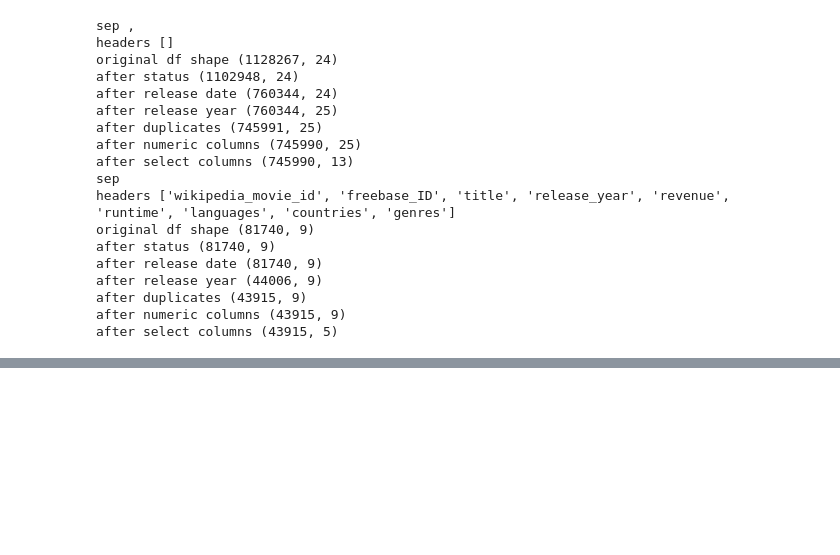
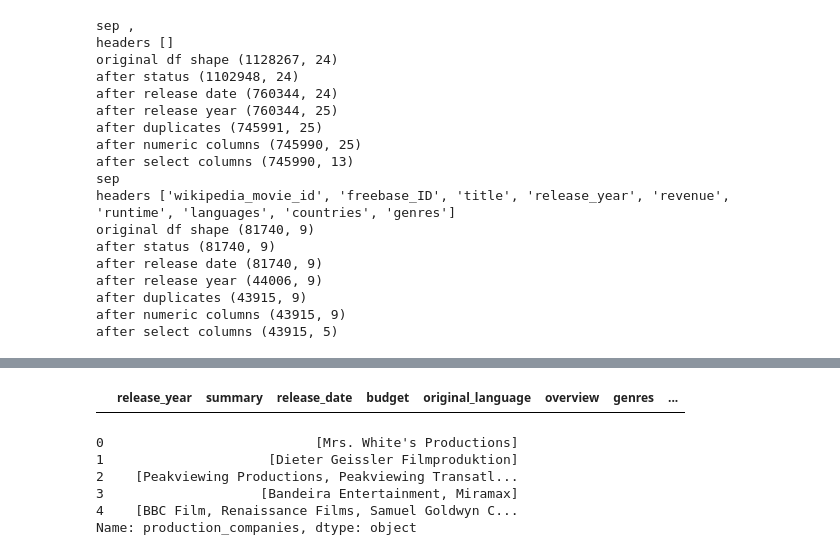
Before and after one commit to epfl-ada/ada-2024-project-databand, a Jupyter notebook: data_overview_CM.ipynb, the cells around one changed output, grey strips where cells are left out. Saved outputs shown, nothing was run; the diff lists cells and outputs as text; code cells hidden in the pictures; blank space fills up the shorter version.

```diff
--- a/data_overview_CM.ipynb
+++ b/data_overview_CM.ipynb
@@ -80,0 +81,4 @@ df_combined.head()
+# %%
+df_combined[df_combined['production_companies'] == 'Marvel Studios']
+# %% [output]
+|  | release_year | summary | release_date | budget | original_language | overview | genres | ... |
@@ -80,0 +91,9 @@ df_combined.head()
+# %%
+df_combined['production_companies'].head()
+# %% [output]
+0                           [Mrs. White's Productions]
+1                     [Dieter Geissler Filmproduktion]
+2    [Peakviewing Productions, Peakviewing Transatl...
+3                    [Bandeira Entertainment, Miramax]
+4    [BBC Film, Renaissance Films, Samuel Goldwyn C...
+Name: production_companies, dtype: object
```
Also changed, not shown: parts of 11 cells of this notebook, 1 other file.
